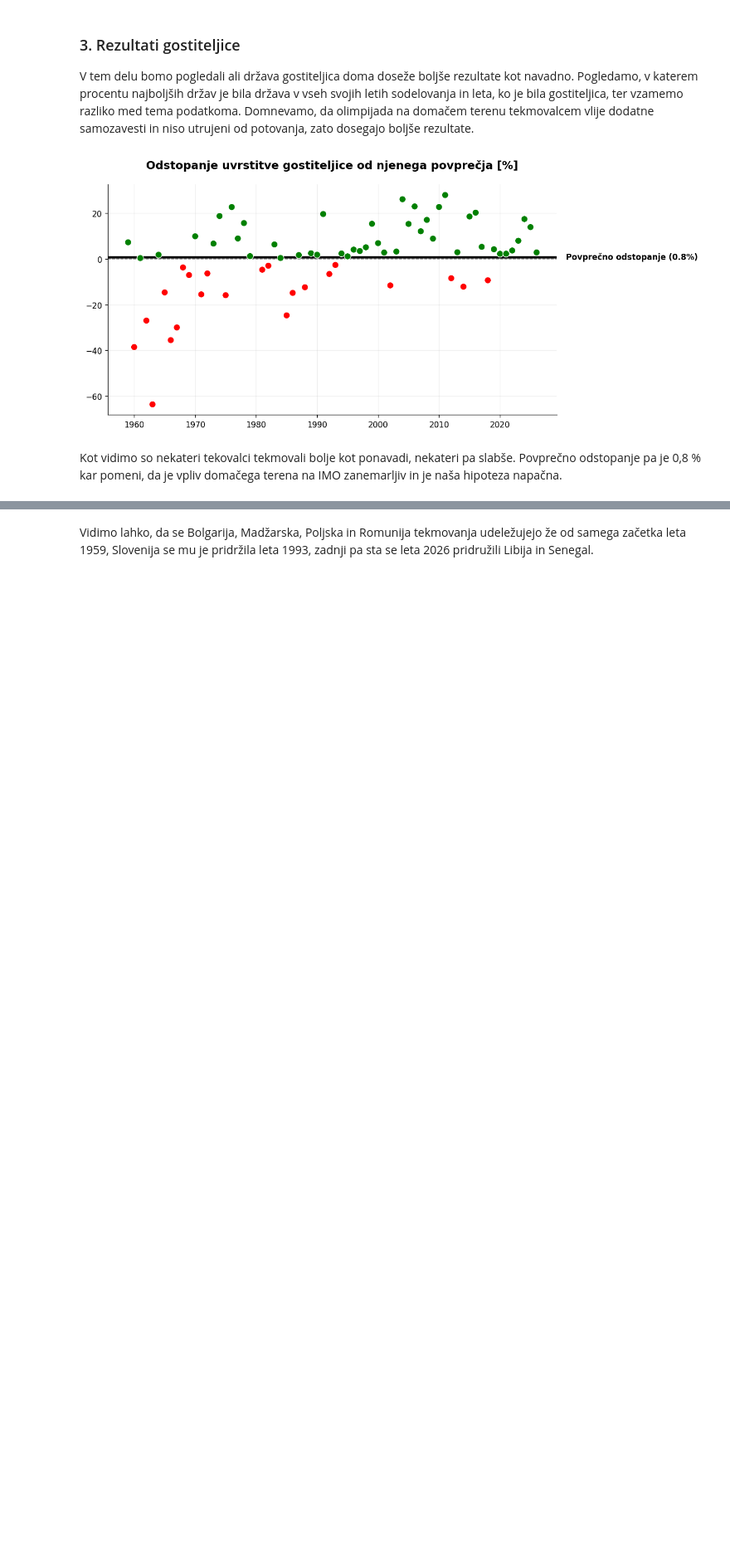
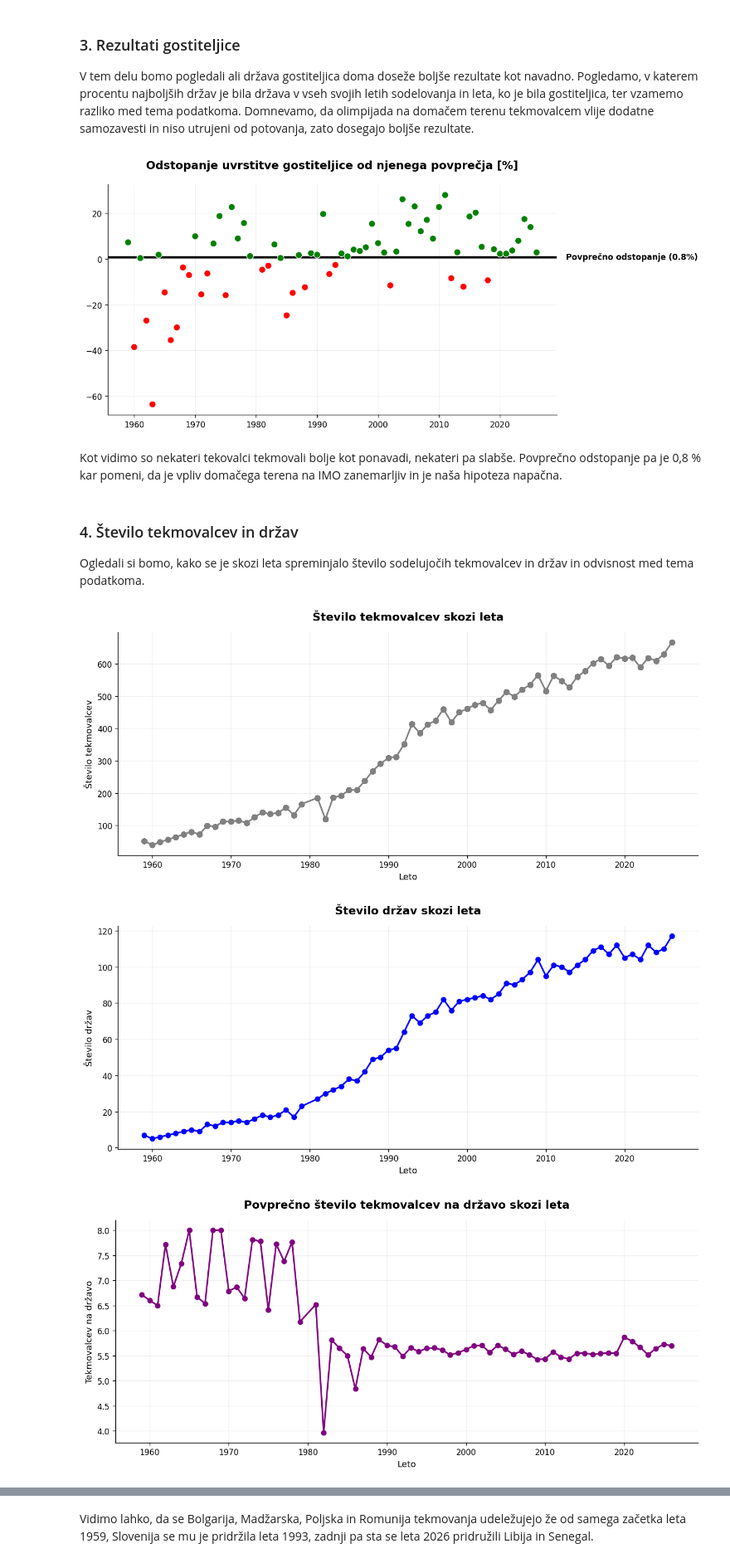
Before and after one commit to hranjecnace/uvp_projektna, a Jupyter notebook: analiza_podatkov.ipynb, the cells around one changed output, grey strips where cells are left out. Shown at 83% size. Drawn from its saved outputs; the diff is of its cells as text; code cells hidden in the pictures; blank space fills up the shorter version.

```diff
--- a/analiza_podatkov.ipynb
+++ b/analiza_podatkov.ipynb
@@ -171,3 +204,53 @@ plt.show()
 [figure]
 # %% [markdown]
 Kot vidimo so nekateri tekovalci tekmovali bolje kot ponavadi, nekateri pa slabše. Povprečno odstopanje pa je 0,8 % kar pomeni, da je vpliv domačega terena na IMO zanemarljiv in je naša hipoteza napačna.
+# %% [markdown]
+### 4. Število tekmovalcev in držav
+Ogledali si bomo, kako se je skozi leta spreminjalo število sodelujočih tekmovalcev in držav in odvisnost med tema podatkoma.
+# %%
+plt.figure(figsize=(11, 5), dpi=120)
+plt.plot(df["Leto"], df["Število tekmovalcev"], marker="o", color="gray", linewidth=2)
+plt.xlabel("Leto", fontsize=11)
+plt.ylabel("Število tekmovalcev", fontsize=11)
+plt.title("Število tekmovalcev skozi leta", fontsize=14, weight="bold", pad=15)
+plt.grid(True, alpha=0.2)
+
+for spine in ["top", "right"]:
+    plt.gca().spines[spine].set_visible(False)
+
+plt.tight_layout()
+plt.show()
+
+stevilo_drzav = df.groupby("Leto")["Država"].nunique().reset_index(name="Število držav")
+
+plt.figure(figsize=(11, 5), dpi=120)
+plt.plot(stevilo_drzav["Leto"], stevilo_drzav["Število držav"], marker="o", color="blue", linewidth=2)
+plt.xlabel("Leto", fontsize=11)
+plt.ylabel("Število držav", fontsize=11)
+plt.title("Število držav skozi leta", fontsize=14, weight="bold", pad=15)
+plt.grid(True, alpha=0.2)
+
+for spine in ["top", "right"]:
+    plt.gca().spines[spine].set_visible(False)
+
+plt.tight_layout()
+plt.show()
+
+povp_tekmovalcev = df.groupby("Leto").apply(
+    lambda skupina: skupina["Oseba"].nunique() / skupina["Država"].nunique()
+).reset_index(name="Gostota tekmovalcev")
+
+plt.figure(figsize=(11, 5), dpi=120)
+plt.plot(povp_tekmovalcev["Leto"], povp_tekmovalcev["Gostota tekmovalcev"], marker="o", color="purple", linewidth=2)
+plt.xlabel("Leto", fontsize=11)
+plt.ylabel("Tekmovalcev na državo", fontsize=11)
+plt.title("Povprečno število tekmovalcev na državo skozi leta", fontsize=14, weight="bold", pad=15)
+plt.grid(True, alpha=0.2)
+for spine in ["top", "right"]:
+    plt.gca().spines[spine].set_visible(False)
+plt.tight_layout()
+plt.show()
+# %% [output]
+[figure, added]
+[figure, added]
+[figure, added]
```
Also changed, not shown: parts of 19 cells of this notebook, 11 other files.
